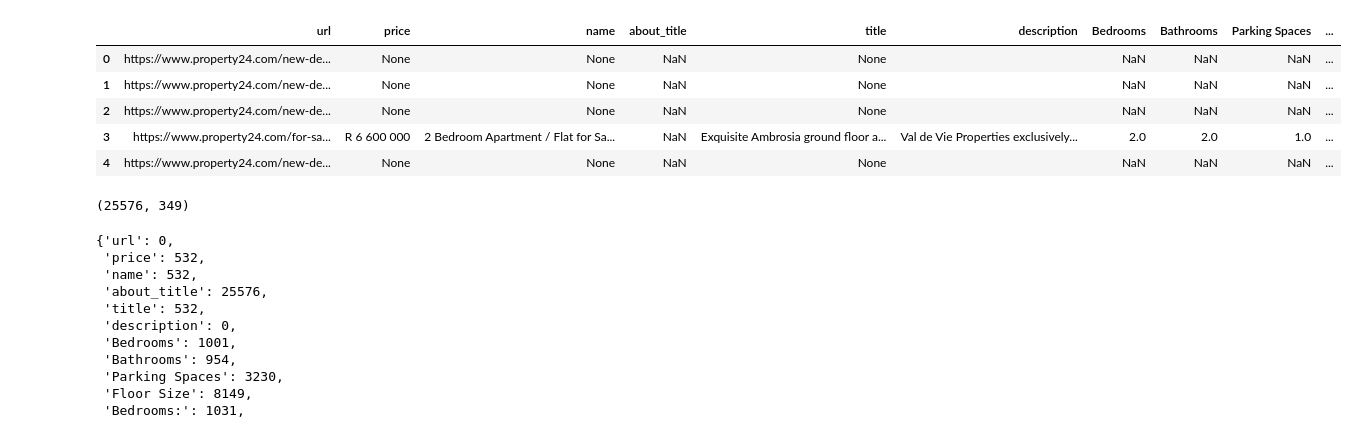
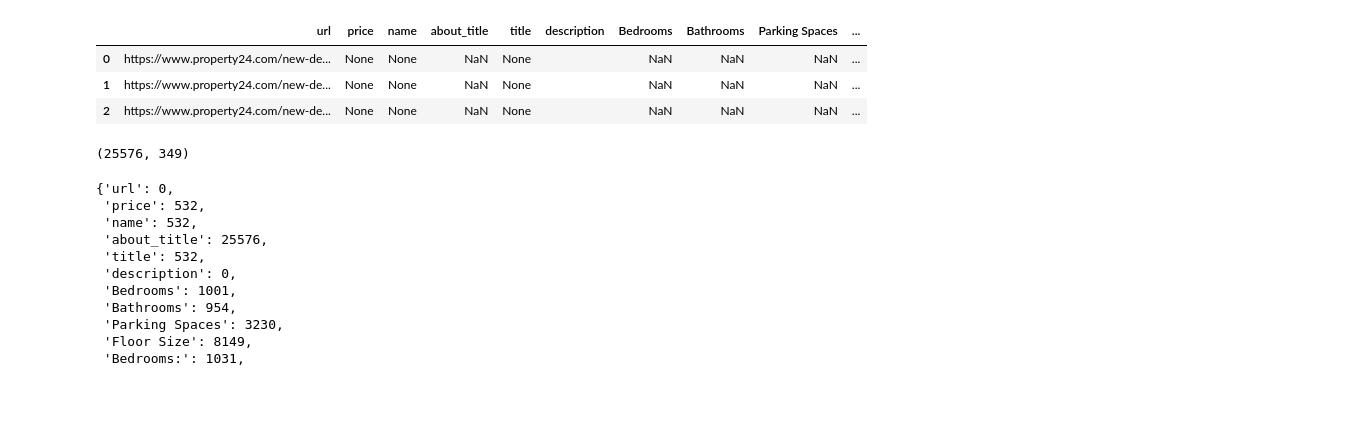
Before and after one commit to kipronokoech/House-Price-Predictions, a Jupyter notebook: Property24/property24_wc/cleaning_data.ipynb, the cells around one changed output. Saved outputs shown, nothing was run; the diff lists cells and outputs as text; code cells hidden in the pictures; blank space fills up the shorter version.

```diff
--- a/Property24/property24_wc/cleaning_data.ipynb
+++ b/Property24/property24_wc/cleaning_data.ipynb
@@ -20,18 +17,17 @@ pd.set_option("display.max_rows", 200)
 # pd.reset_option("display.max_colwidth")
 # %%
 df = pd.read_json("property_details_wc.json")
-df.head()
+df.head(3)
 # %% [output]
 |  | url | price | name | about_title | title | description | Bedrooms | Bathrooms | Parking Spaces | ... |
 | 0 | https://www.property24.com/new-de... | None | None | NaN | None |  | NaN | NaN | NaN | ... |
 | 1 | https://www.property24.com/new-de... | None | None | NaN | None |  | NaN | NaN | NaN | ... |
 | 2 | https://www.property24.com/new-de... | None | None | NaN | None |  | NaN | NaN | NaN | ... |
-| 3 | https://www.property24.com/for-sa... | R 6 600 000 | 2 Bedroom Apartment / Flat for Sa... | NaN | Exquisite Ambrosia ground floor a... | Val de Vie Properties exclusively... | 2.0 | 2.0 | 1.0 | ... |
-| 4 | https://www.property24.com/new-de... | None | None | NaN | None |  | NaN | NaN | NaN | ... |
-# %%
-df.shape
-# %% [output]
-(25576, 349)
+# %%
+# There are 25576 records in the dataset with 349 attributes.
+df.shape
+# %% [output]
+(25576, 349)
 # %%
 df.isnull().sum().to_dict()
 # %% [output]
```
Also changed, not shown: parts of 29 cells of this notebook, 3 other files.
